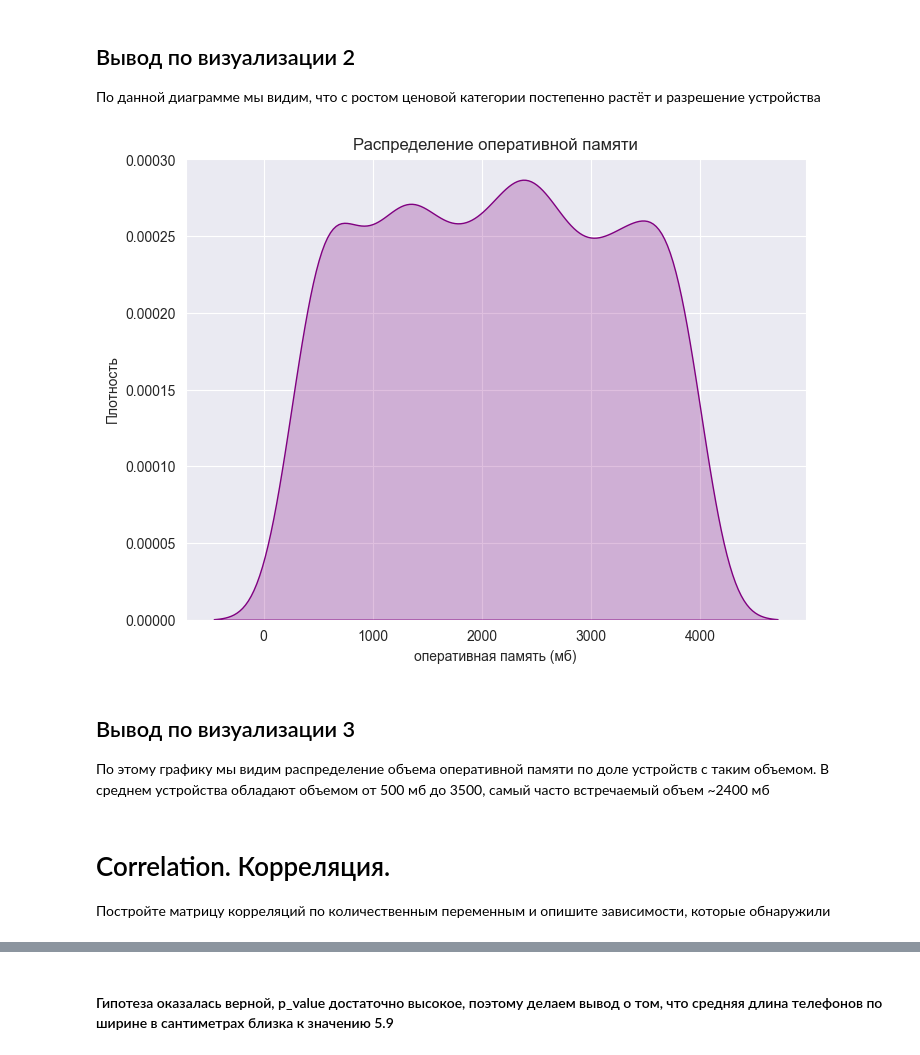
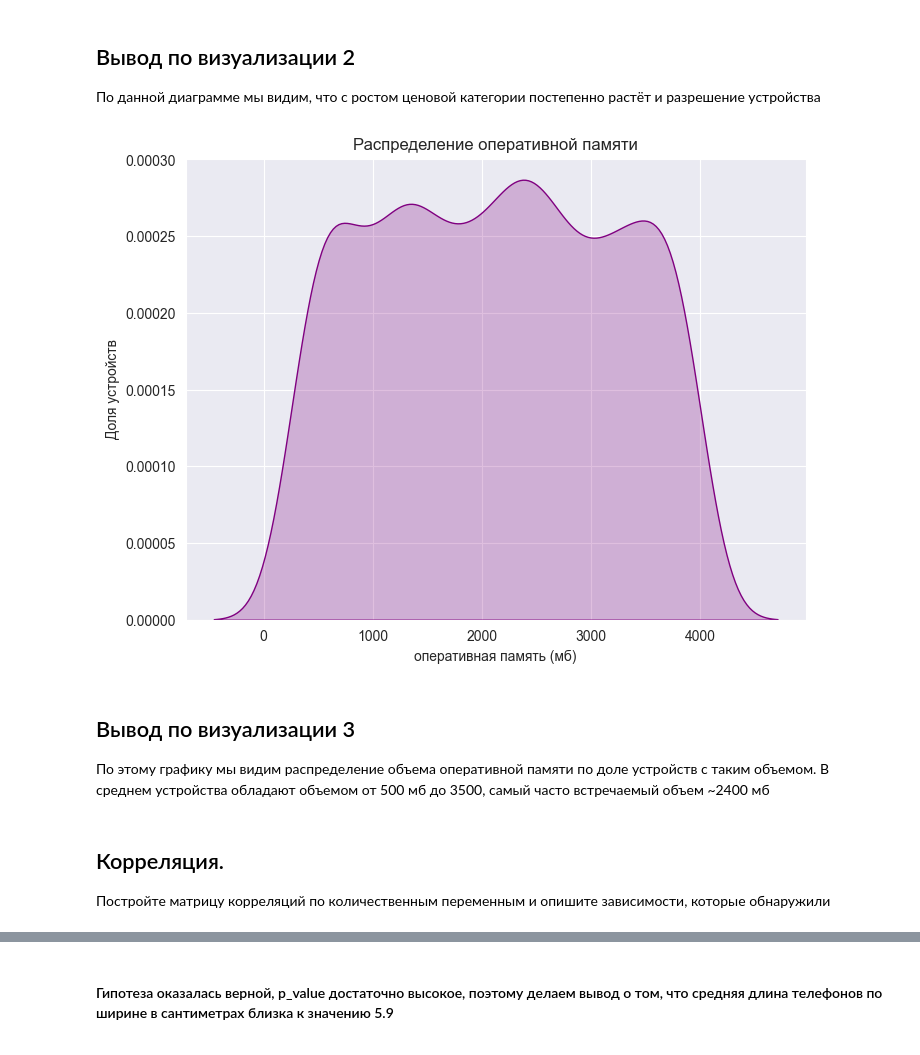
Before and after one commit to FreeCadelca/DS_hsb, a Jupyter notebook: project_2.ipynb, the cells around one changed output, grey strips where cells are left out. Saved outputs shown, nothing was run; the diff lists cells and outputs as text; code cells hidden in the pictures.

```diff
--- a/project_2.ipynb
+++ b/project_2.ipynb
@@ -254,20 +260,25 @@ plt.show()
 ## Вывод по визуализации 2
 По данной диаграмме мы видим, что с ростом ценовой категории постепенно растёт и разрешение устройства
 # %%
-# Визуализация 3. График распределения оперативной памяти ('ram') по доле устройств
+# Визуализация 3. График распределения оперативной памяти ('ram') по доле устройств.
+# Строим график распределения
 plt.figure(figsize=(8, 6))
 sns.kdeplot(df['ram'], fill=True, color='purple', label='RAM Distribution')
+
+# Подписываем график и оси
+plt.title('Распределение оперативной памяти')
 plt.xlabel('оперативная память (мб)')
-plt.ylabel('Плотность')
-plt.title('Распределение оперативной памяти')
+plt.ylabel('Доля устройств')
+
+# Выводим график
 plt.grid(True)
 plt.show()
 # %% [output]
-[figure, old version]
+[figure, new version]
 # %% [markdown]
 ## Вывод по визуализации 3
 По этому графику мы видим распределение объема оперативной памяти по доле устройств с таким объемом. В среднем устройства обладают объемом от 500 мб до 3500, самый часто встречаемый объем ~2400 мб
 # %% [markdown]
-# Correlation. Корреляция.
+## Корреляция.
 Постройте матрицу корреляций по количественным переменным и опишите зависимости, которые обнаружили
 # %%
```
Also changed, not shown: parts of 27 cells of this notebook.
